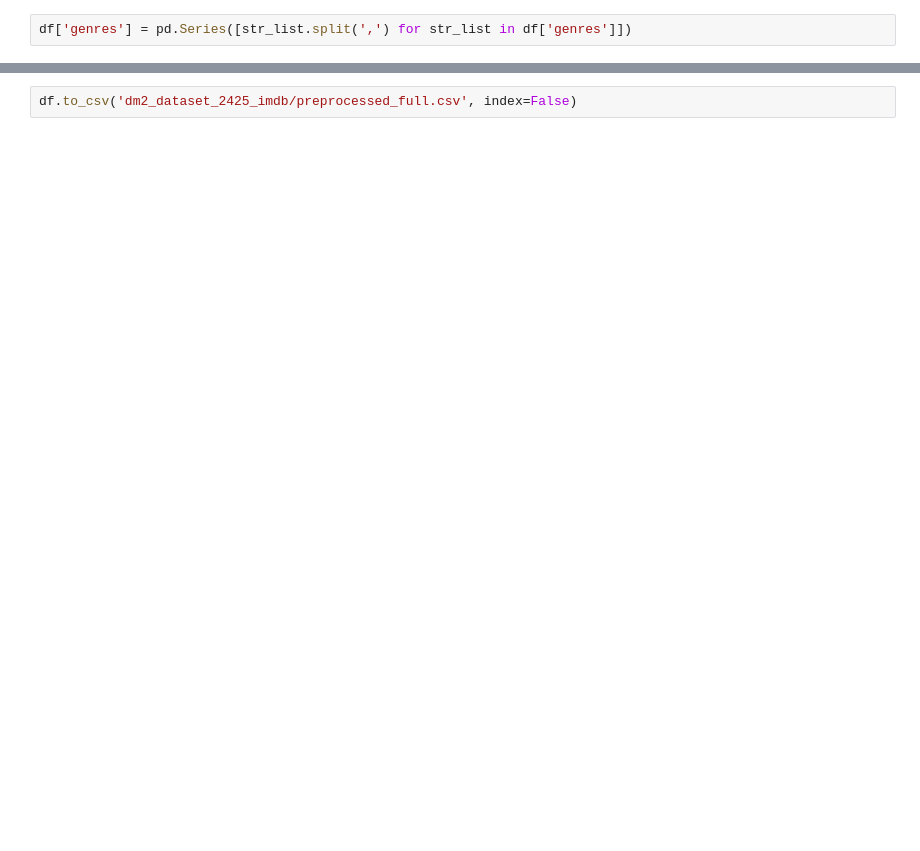
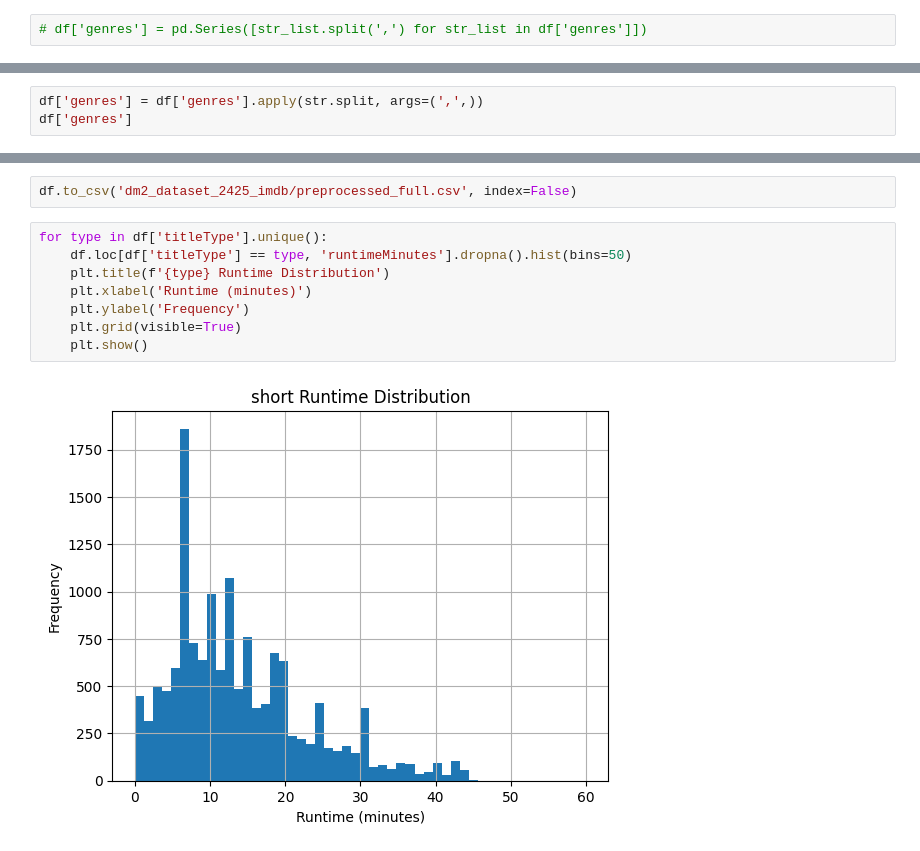
Before and after one commit to ChefBB/dm2_project, a Jupyter notebook: understanding_bruno.ipynb, the cells around one changed output, grey strips where cells are left out. Cells and saved outputs as stored; diff of their text form; blank space fills up the shorter version.

```diff
--- a/understanding_bruno.ipynb
+++ b/understanding_bruno.ipynb
@@ -776,7 +776,7 @@ array(['Documentary,Short', 'Animation,Short', 'Short', ...,
        'Drama,Mystery,Reality-TV', 'Adventure,Animation,Romance',
        'Adult,Reality-TV,Romance'], dtype=object)
 # %%
-df['genres'] = pd.Series([str_list.split(',') for str_list in df['genres']])
+# df['genres'] = pd.Series([str_list.split(',') for str_list in df['genres']])
 # %%
 df['genres']
 # %% [output]
@@ -794,0 +813,3 @@ Name: genres, Length: 149531, dtype: object
+# %%
+df['genres'] = df['genres'].apply(str.split, args=(',',))
+df['genres']
@@ -795,2 +829,12 @@ Name: genres, Length: 149531, dtype: object
 # %%
 df.to_csv('dm2_dataset_2425_imdb/preprocessed_full.csv', index=False)
+# %%
+for type in df['titleType'].unique():
+    df.loc[df['titleType'] == type, 'runtimeMinutes'].dropna().hist(bins=50)
+    plt.title(f'{type} Runtime Distribution')
+    plt.xlabel('Runtime (minutes)')
+    plt.ylabel('Frequency')
+    plt.grid(visible=True)
+    plt.show()
+# %% [output]
+[figure, added]
```
Also changed, not shown: parts of 8 cells of this notebook, 4 other files.
